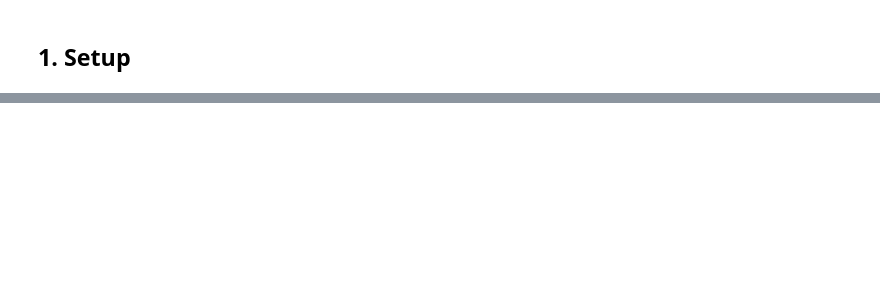
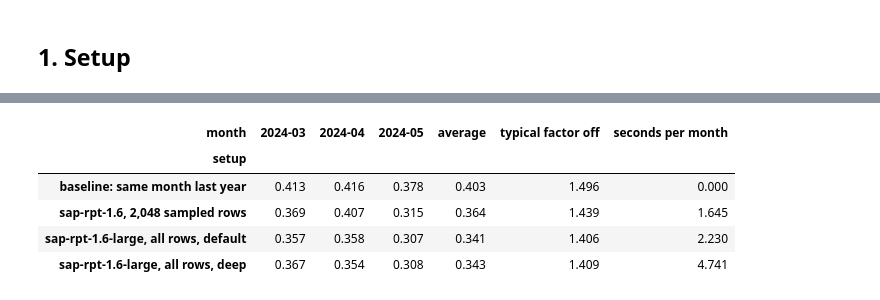
Before and after one commit to SAP-samples/sap-btp-ai-best-practices, a Jupyter notebook: best-practices/narrow-ai/RPT-1/python/rest/02_RPT-1.6_deep_context.ipynb, the cells around one changed output, grey strips where cells are left out. Saved outputs shown, nothing was run; the diff lists cells and outputs as text; code cells hidden in the pictures; blank space fills up the shorter version.

```diff
--- a/best-practices/narrow-ai/RPT-1/python/rest/02_RPT-1.6_deep_context.ipynb
+++ b/best-practices/narrow-ai/RPT-1/python/rest/02_RPT-1.6_deep_context.ipynb
@@ -108,0 +127,9 @@ context rows: 16,016 | query rows: 1,001 | query month: 2024-05
+# %%
+for column in ["OVERNIGHTSTAYS", "STAYS_PREVIOUS_MONTH", "STAYS_LAST_YEAR"]:
+    table[f"LOG_{column}"] = np.log1p(table[column])
+table["ROW_ID"] = [f"r{i}" for i in range(len(table))]
+
+FEATURES = ["MONTH_OF_YEAR", "REGION", "COUNTRYOFRESIDENCE", "LOG_STAYS_PREVIOUS_MONTH", "LOG_STAYS_LAST_YEAR"]
+TARGET = "LOG_OVERNIGHTSTAYS"
+COLUMNS = ["ROW_ID", *FEATURES, TARGET]
+table[COLUMNS].head()
@@ -196,0 +209,13 @@ plt.tight_layout()
+# %%
+per_month = results.pivot_table(index="setup", columns="month", values="log error")
+per_month["average"] = per_month.mean(axis=1)
+per_month["typical factor off"] = np.exp(per_month["average"])
+per_month["seconds per month"] = results.groupby("setup")["seconds"].mean()
+per_month.loc[["baseline: same month last year", *SETUPS]].round(3)
+# %% [output]
+| month | 2024-03 | 2024-04 | 2024-05 | average | typical factor off | seconds per month |
+| setup |  |  |  |  |  |  |
+| baseline: same month last year | 0.413 | 0.416 | 0.378 | 0.403 | 1.496 | 0.000 |
+| sap-rpt-1.6, 2,048 sampled rows | 0.369 | 0.407 | 0.315 | 0.364 | 1.439 | 1.645 |
+| sap-rpt-1.6-large, all rows, default | 0.357 | 0.358 | 0.307 | 0.341 | 1.406 | 2.230 |
+| sap-rpt-1.6-large, all rows, deep | 0.367 | 0.354 | 0.308 | 0.343 | 1.409 | 4.741 |
```
Also changed, not shown: parts of 27 cells of this notebook.
